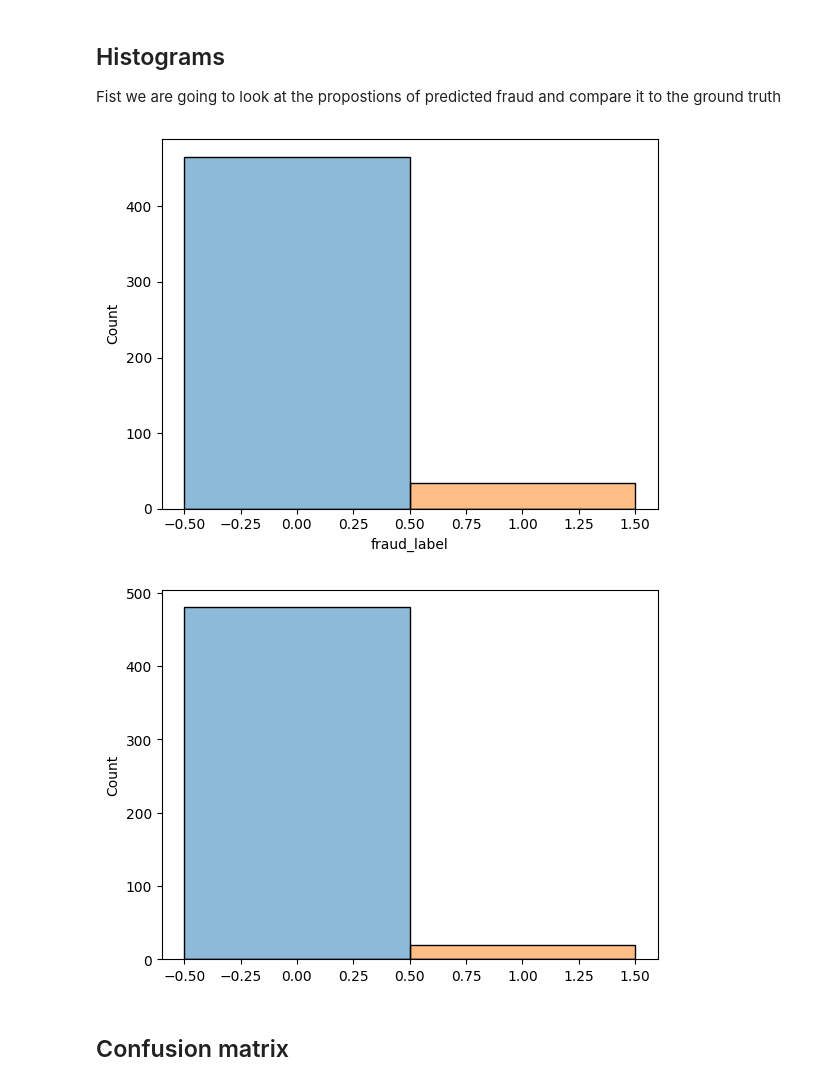
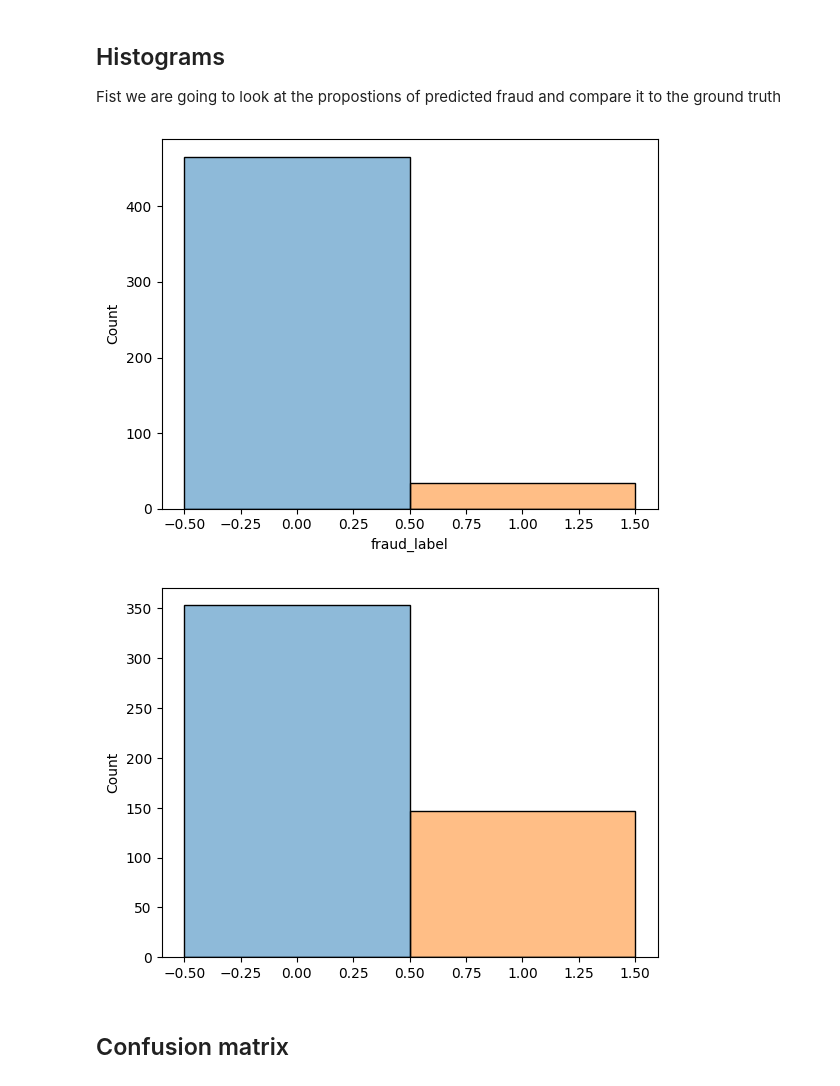
Before and after one commit to GerardGJ/FRAUD-DETECTION, a Jupyter notebook: notebooks/04-evaluation.ipynb, the cells around one changed output. Cells and saved outputs as stored; diff of their text form; code cells hidden in the pictures.

```diff
--- a/notebooks/04-evaluation.ipynb
+++ b/notebooks/04-evaluation.ipynb
@@ -19,6 +19,8 @@ import joblib
 import matplotlib.pyplot as plt
 import numpy as np
 from sklearn.metrics import confusion_matrix, ConfusionMatrixDisplay, f1_score, precision_score, recall_score, roc_curve, roc_auc_score
+
+THRESHOLD = 0.8
 # %% [markdown]
 ## Preparing test data and Predictions
 
@@ -52,7 +54,7 @@ y = test['fraud_label']
 ### Predictions
 Once the data is fully prepared we can start with the predictions
 # %%
-model = joblib.load("../models/rf_20260226.joblib")
+model = joblib.load("../models/xgboost_202600301.joblib")
 
 y_pred_proba = model.predict_proba(X)
 # %% [markdown]
@@ -61,30 +63,30 @@ Fist we are going to look at the propostions of predicted fraud and compare it t
 # %%
 ## GROUND TRUTH ##
 sns.histplot(
     x=y,
     hue=y,
     discrete=True,
     palette="tab10",
     legend=False
 )
 
 plt.show()
 
 
 ## PREDICTIONS ##
-y_pred = (y_pred_proba[:, 1] >= 0.5).astype(int)
+y_pred = (y_pred_proba[:, 1] >= THRESHOLD).astype(int)
 sns.histplot(
     x=y_pred,
     hue=y_pred,
     discrete=True,
     palette="tab10",
     legend=False
 )
 
 plt.show()
 # %% [output]
 [figure]
-[figure, old version]
+[figure, new version]
 # %% [markdown]
 ## Confusion matrix
 # %%
```
Also changed, not shown: parts of 6 cells of this notebook, 4 other files.
